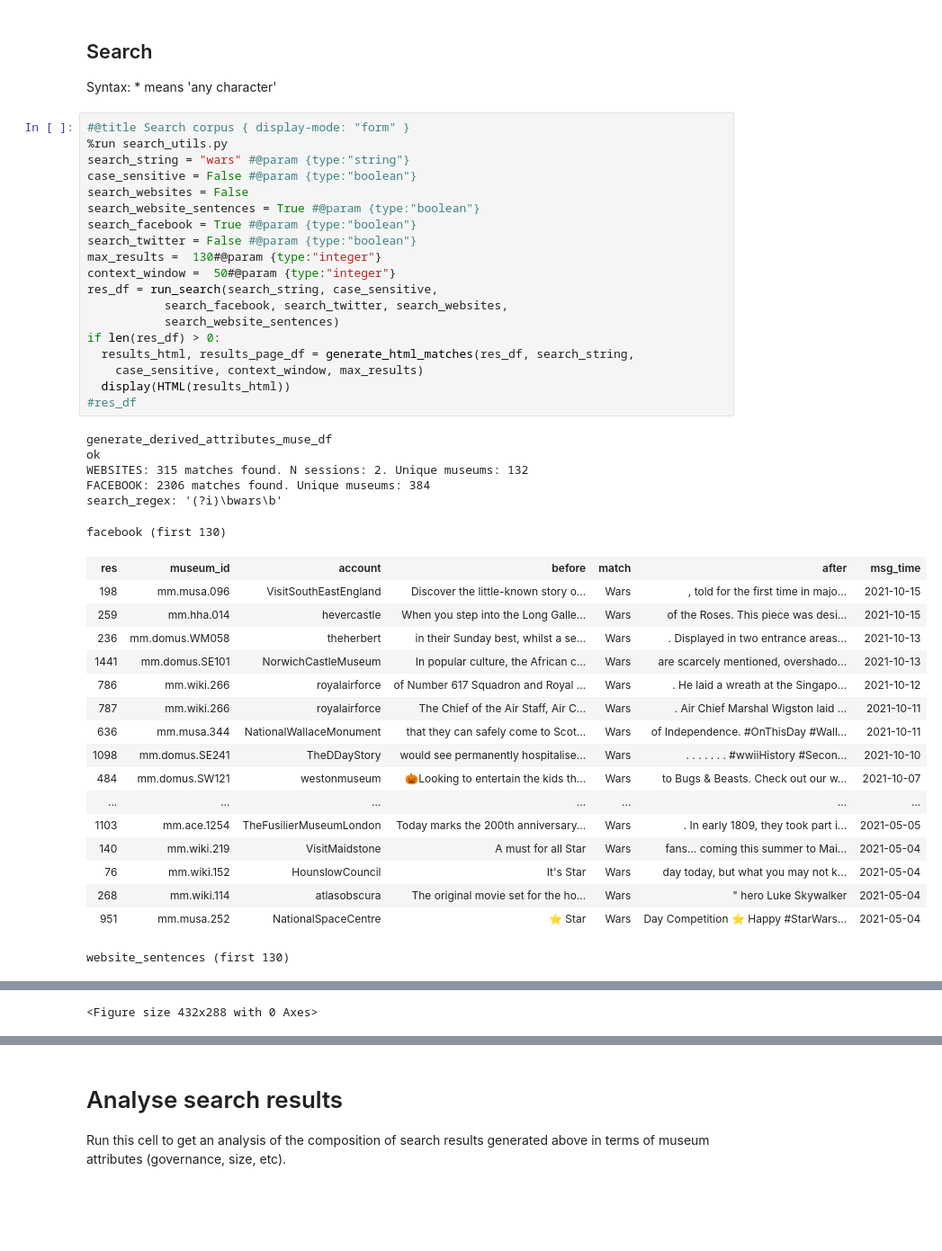
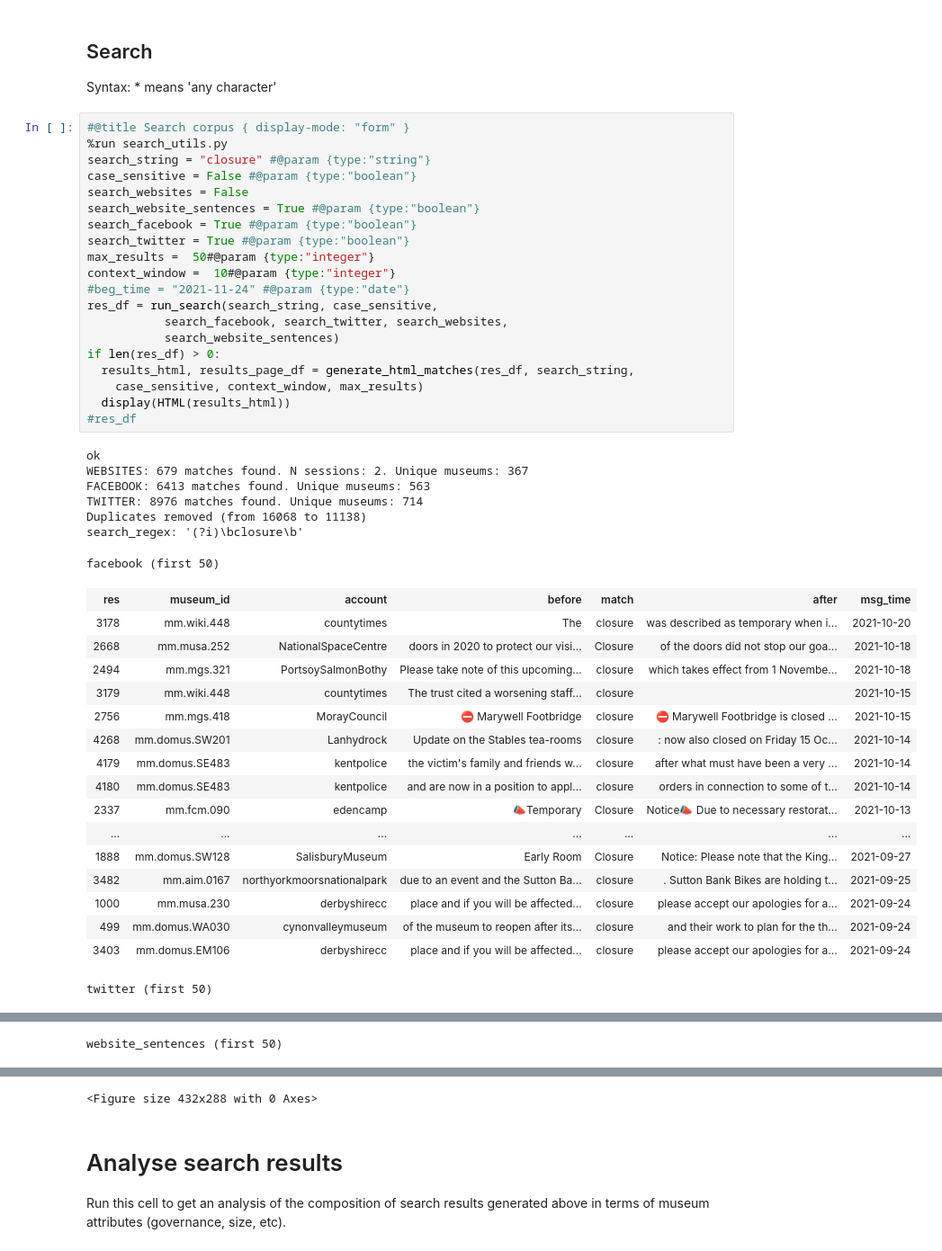
Before and after one commit to Birkbeck/museums-in-the-pandemic, a Jupyter notebook: mip/mip_search_app/google_collab_backup/mip_search_app_v1.ipynb, the cells around one changed output, grey strips where cells are left out. Shown at 90% size. Saved outputs shown, nothing was run; the diff lists cells and outputs as text; blank space fills up the shorter version.

```diff
--- a/mip/mip_search_app/google_collab_backup/mip_search_app_v1.ipynb
+++ b/mip/mip_search_app/google_collab_backup/mip_search_app_v1.ipynb
@@ -33,43 +31,45 @@ Syntax: * means 'any character'
 # %%
 #@title Search corpus { display-mode: "form" }
 %run search_utils.py
-search_string = "wars" #@param {type:"string"}
+search_string = "closure" #@param {type:"string"}
 case_sensitive = False #@param {type:"boolean"}
 search_websites = False
 search_website_sentences = True #@param {type:"boolean"}
 search_facebook = True #@param {type:"boolean"}
-search_twitter = False #@param {type:"boolean"}
-max_results =  130#@param {type:"integer"}
-context_window =  50#@param {type:"integer"}
+search_twitter = True #@param {type:"boolean"}
+max_results =  50#@param {type:"integer"}
+context_window =  10#@param {type:"integer"}
+#beg_time = "2021-11-24" #@param {type:"date"}
 res_df = run_search(search_string, case_sensitive,
            search_facebook, search_twitter, search_websites,
            search_website_sentences)
 if len(res_df) > 0:
   results_html, results_page_df = generate_html_matches(res_df, search_string,
     case_sensitive, context_window, max_results)
   display(HTML(results_html))
 #res_df
 # %% [output]
-generate_derived_attributes_muse_df
 ok
-WEBSITES: 315 matches found. N sessions: 2. Unique museums: 132
-FACEBOOK: 2306 matches found. Unique museums: 384
-search_regex: '(?i)\bwars\b'
+WEBSITES: 679 matches found. N sessions: 2. Unique museums: 367
+FACEBOOK: 6413 matches found. Unique museums: 563
+TWITTER: 8976 matches found. Unique museums: 714
+Duplicates removed (from 16068 to 11138)
+search_regex: '(?i)\bclosure\b'
-facebook (first 130)
+facebook (first 50)
 | res | museum_id | account | before | match | after | msg_time |
-| 198 | mm.musa.096 | VisitSouthEastEngland | Discover the little-known story o... | Wars | , told for the first time in majo... | 2021-10-15 |
-| 259 | mm.hha.014 | hevercastle | When you step into the Long Galle... | Wars | of the Roses. This piece was desi... | 2021-10-15 |
-| 236 | mm.domus.WM058 | theherbert | in their Sunday best, whilst a se... | Wars | . Displayed in two entrance areas... | 2021-10-13 |
-| 1441 | mm.domus.SE101 | NorwichCastleMuseum | In popular culture, the African c... | Wars | are scarcely mentioned, overshado... | 2021-10-13 |
-| 786 | mm.wiki.266 | royalairforce | of Number 617 Squadron and Royal ... | Wars | . He laid a wreath at the Singapo... | 2021-10-12 |
-| 787 | mm.wiki.266 | royalairforce | The Chief of the Air Staff, Air C... | Wars | . Air Chief Marshal Wigston laid ... | 2021-10-11 |
-| 636 | mm.musa.344 | NationalWallaceMonument | that they can safely come to Scot... | Wars | of Independence. #OnThisDay #Wall... | 2021-10-11 |
-| 1098 | mm.domus.SE241 | TheDDayStory | would see permanently hospitalise... | Wars | . . . . . . . #wwiiHistory #Secon... | 2021-10-10 |
-| 484 | mm.domus.SW121 | westonmuseum | 🎃Looking to entertain the kids th... | Wars | to Bugs & Beasts. Check out our w... | 2021-10-07 |
+| 3178 | mm.wiki.448 | countytimes | The | closure | was described as temporary when i... | 2021-10-20 |
+| 2668 | mm.musa.252 | NationalSpaceCentre | doors in 2020 to protect our visi... | Closure | of the doors did not stop our goa... | 2021-10-18 |
+| 2494 | mm.mgs.321 | PortsoySalmonBothy | Please take note of this upcoming... | closure | which takes effect from 1 Novembe... | 2021-10-18 |
+| 3179 | mm.wiki.448 | countytimes | The trust cited a worsening staff... | closure |  | 2021-10-15 |
+| 2756 | mm.mgs.418 | MorayCouncil | ⛔️ Marywell Footbridge | closure | ⛔️ Marywell Footbridge is closed ... | 2021-10-15 |
+| 4268 | mm.domus.SW201 | Lanhydrock | Update on the Stables tea-rooms | closure | : now also closed on Friday 15 Oc... | 2021-10-14 |
+| 4179 | mm.domus.SE483 | kentpolice | the victim's family and friends w... | closure | after what must have been a very ... | 2021-10-14 |
+| 4180 | mm.domus.SE483 | kentpolice | and are now in a position to appl... | closure | orders in connection to some of t... | 2021-10-14 |
+| 2337 | mm.fcm.090 | edencamp | 📣Temporary | Closure | Notice📣 Due to necessary restorat... | 2021-10-13 |
 | ... | ... | ... | ... | ... | ... | ... |
-| 1103 | mm.ace.1254 | TheFusilierMuseumLondon | Today marks the 200th anniversary... | Wars | . In early 1809, they took part i... | 2021-05-05 |
-| 140 | mm.wiki.219 | VisitMaidstone | A must for all Star | Wars | fans... coming this summer to Mai... | 2021-05-04 |
-| 76 | mm.wiki.152 | HounslowCouncil | It's Star | Wars | day today, but what you may not k... | 2021-05-04 |
-| 268 | mm.wiki.114 | atlasobscura | The original movie set for the ho... | Wars | " hero Luke Skywalker | 2021-05-04 |
-| 951 | mm.musa.252 | NationalSpaceCentre | ⭐ Star | Wars | Day Competition ⭐ Happy #StarWars... | 2021-05-04 |
+| 1888 | mm.domus.SW128 | SalisburyMuseum | Early Room | Closure | Notice: Please note that the King... | 2021-09-27 |
+| 3482 | mm.aim.0167 | northyorkmoorsnationalpark | due to an event and the Sutton Ba... | closure | . Sutton Bank Bikes are holding t... | 2021-09-25 |
+| 1000 | mm.musa.230 | derbyshirecc | place and if you will be affected... | closure | please accept our apologies for a... | 2021-09-24 |
+| 499 | mm.domus.WA030 | cynonvalleymuseum | of the museum to reopen after its... | closure | and their work to plan for the th... | 2021-09-24 |
+| 3403 | mm.domus.EM106 | derbyshirecc | place and if you will be affected... | closure | please accept our apologies for a... | 2021-09-24 |
-website_sentences (first 130)
+twitter (first 50)
@@ -92 +92 @@ website_sentences (first 130)
-<Figure size 432x288 with 0 Axes>
+website_sentences (first 50)
@@ -93,3 +109,4 @@ website_sentences (first 130)
+<Figure size 432x288 with 0 Axes>
 # %% [markdown]
 # Analyse search results
 
```
Also changed, not shown: parts of 4 cells of this notebook.
